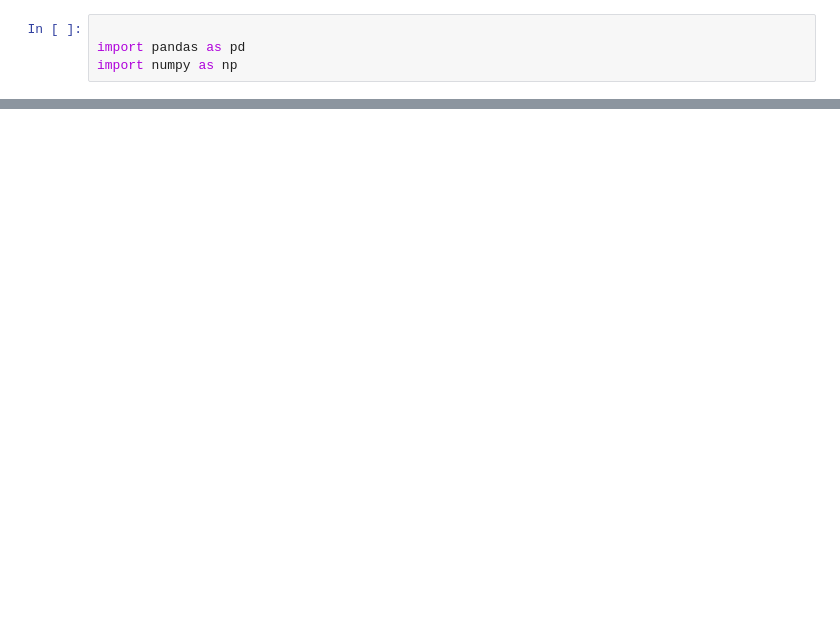
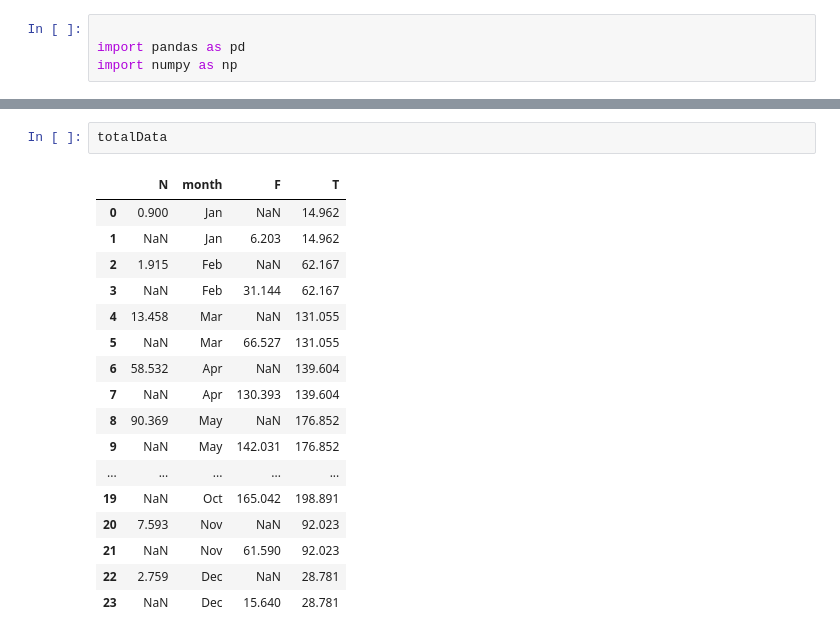
Before and after one commit to buabaj/fortran-assignment, a Jupyter notebook: Untitled.ipynb, the cells around one changed output, grey strips where cells are left out. Saved outputs shown, nothing was run; the diff lists cells and outputs as text; blank space fills up the shorter version.

```diff
--- a/Untitled.ipynb
+++ b/Untitled.ipynb
@@ -37,0 +41,20 @@ df1
+# %%
+totalData
+# %% [output]
+|  | N | month | F | T |
+| 0 | 0.900 | Jan | NaN | 14.962 |
+| 1 | NaN | Jan | 6.203 | 14.962 |
+| 2 | 1.915 | Feb | NaN | 62.167 |
+| 3 | NaN | Feb | 31.144 | 62.167 |
+| 4 | 13.458 | Mar | NaN | 131.055 |
+| 5 | NaN | Mar | 66.527 | 131.055 |
+| 6 | 58.532 | Apr | NaN | 139.604 |
+| 7 | NaN | Apr | 130.393 | 139.604 |
+| 8 | 90.369 | May | NaN | 176.852 |
+| 9 | NaN | May | 142.031 | 176.852 |
+| ... | ... | ... | ... | ... |
+| 19 | NaN | Oct | 165.042 | 198.891 |
+| 20 | 7.593 | Nov | NaN | 92.023 |
+| 21 | NaN | Nov | 61.590 | 92.023 |
+| 22 | 2.759 | Dec | NaN | 28.781 |
+| 23 | NaN | Dec | 15.640 | 28.781 |
```
Also changed, not shown: parts of 8 cells of this notebook, 4 other files.
